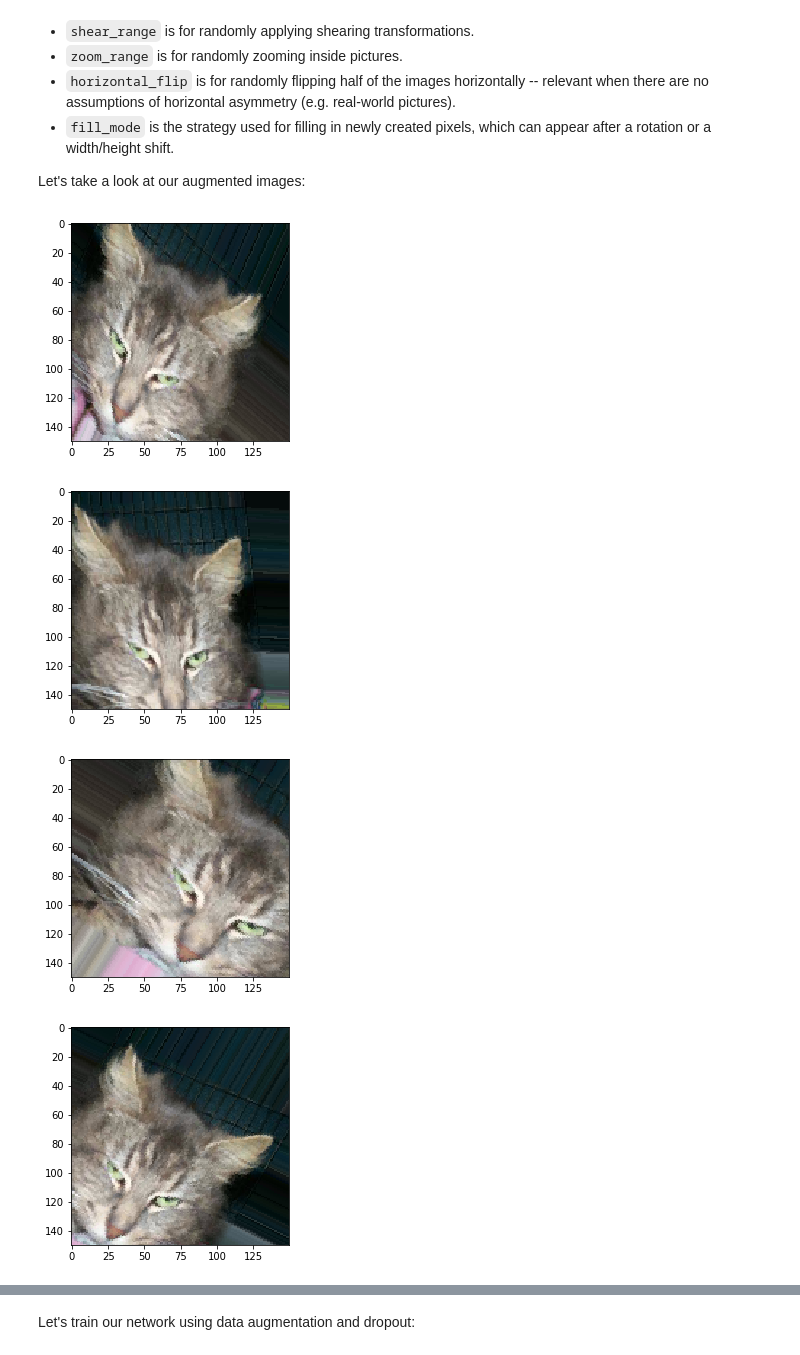
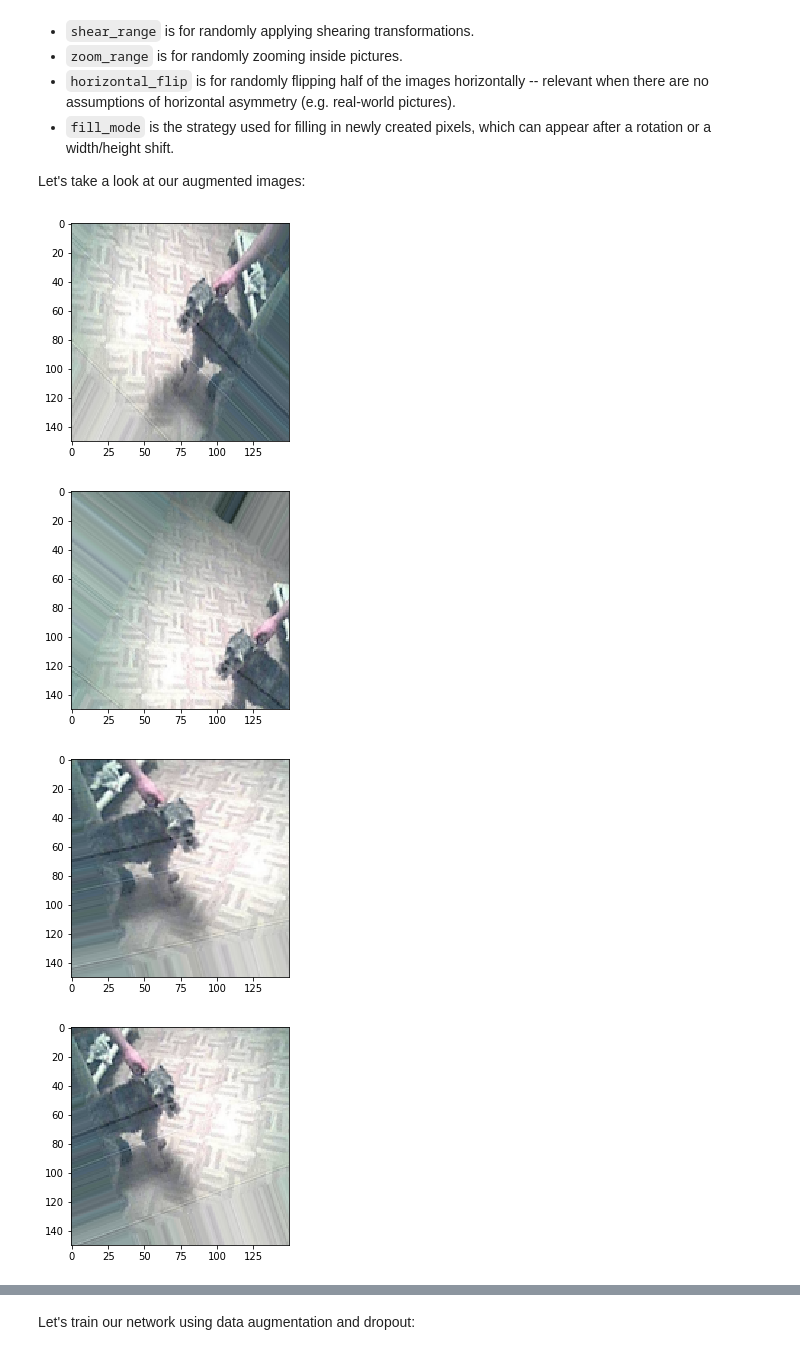
Before and after one commit to nrhodes/deep-learning-with-python-notebooks, a Jupyter notebook: 5.2-using-convnets-with-small-datasets.ipynb, the cells around one changed output, grey strips where cells are left out. Cells and saved outputs as stored; diff of their text form; code cells hidden in the pictures.

```diff
--- a/5.2-using-convnets-with-small-datasets.ipynb
+++ b/5.2-using-convnets-with-small-datasets.ipynb
@@ -8,0 +16,8 @@ keras.__version__
+# %%
+from pathlib import Path
+root_dir = Path("/content/gdrive/My Drive/")
+cs152_dir = root_dir / 'cs152'
+datasets_dir = cs152_dir / 'datasets'
+models_dir = cs152_dir / 'models'
+datasets_dir.mkdir(parents=True, exist_ok=True)
+models_dir.mkdir(parents=True, exist_ok=True)
@@ -75,3 +103,3 @@ Here are a few lines of code to do this:
 # %%
-!git clone https://github.com/nrhodes/dataset_cats_and_dogs.git
-import os, shutil
+cats_and_dogs_dir = datasets_dir / "cats_and_dogs"
+! [ -d "{cats_and_dogs_dir}" ] || git clone https://github.com/nrhodes/dataset_cats_and_dogs.git "{cats_and_dogs_dir}"
@@ -391,36 +393,35 @@ Let's take a look at our augmented images:
 # %%
 # This is module with image preprocessing utilities
 from keras.preprocessing import image
+import random
 
-fnames = [os.path.join(train_cats_dir, fname) for fname in os.listdir(train_cats_dir)]
-
-# We pick one image to "augment"
-img_path = fnames[3]
+# We pick a random image to "augment"
+img_path = random.choice([x for x in dirs[type][label].iterdir()])
 
 # Read the image and resize it
 img = image.load_img(img_path, target_size=(150, 150))
 
 # Convert it to a Numpy array with shape (150, 150, 3)
 x = image.img_to_array(img)
 
 # Reshape it to (1, 150, 150, 3)
 x = x.reshape((1,) + x.shape)
 
 # The .flow() command below generates batches of randomly transformed images.
 # It will loop indefinitely, so we need to `break` the loop at some point!
 i = 0
 for batch in datagen.flow(x, batch_size=1):
     plt.figure(i)
     imgplot = plt.imshow(image.array_to_img(batch[0]))
     i += 1
     if i % 4 == 0:
         break
 
 plt.show()
 # %% [output]
-[figure, old version]
+[figure, new version]
-[figure, old version]
+[figure, new version]
-[figure, old version]
+[figure, new version]
-[figure, old version]
+[figure, new version]
 # %% [markdown]
 If we train a new network using this data augmentation configuration, our network will never see twice the same input. However, the inputs
```
Also changed, not shown: parts of 19 cells of this notebook.
